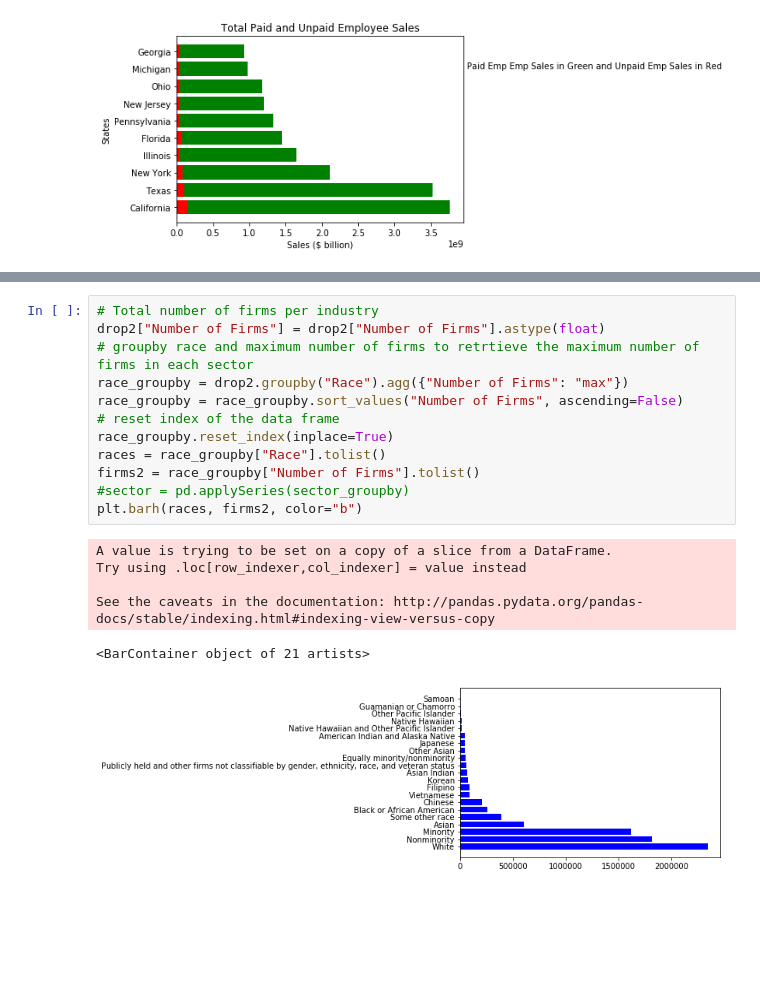
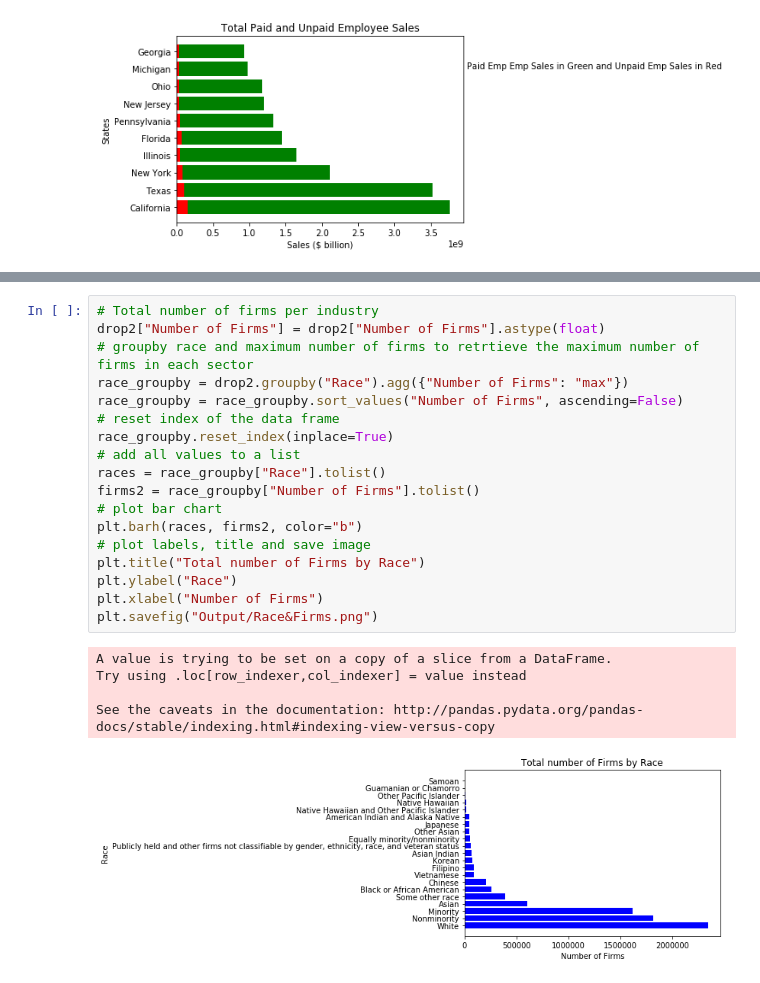
Before and after one commit to tafolabi/Project_Alpha, a Jupyter notebook: Project_Alpha.ipynb, the cells around one changed output, grey strips where cells are left out. Drawn from its saved outputs; the diff is of its cells as text; blank space fills up the shorter version.

```diff
--- a/Project_Alpha.ipynb
+++ b/Project_Alpha.ipynb
@@ -224,20 +201,25 @@ drop2.head(100)
 # %%
 # Total number of firms per industry
 drop2["Number of Firms"] = drop2["Number of Firms"].astype(float)
 # groupby race and maximum number of firms to retrtieve the maximum number of firms in each sector
 race_groupby = drop2.groupby("Race").agg({"Number of Firms": "max"})
 race_groupby = race_groupby.sort_values("Number of Firms", ascending=False)
 # reset index of the data frame
 race_groupby.reset_index(inplace=True)
+# add all values to a list
 races = race_groupby["Race"].tolist()
 firms2 = race_groupby["Number of Firms"].tolist()
-#sector = pd.applySeries(sector_groupby)
+# plot bar chart
 plt.barh(races, firms2, color="b")
+# plot labels, title and save image
+plt.title("Total number of Firms by Race")
+plt.ylabel("Race")
+plt.xlabel("Number of Firms")
+plt.savefig("Output/Race&Firms.png")
 # %% [output]
 A value is trying to be set on a copy of a slice from a DataFrame.
 Try using .loc[row_indexer,col_indexer] = value instead
 
 See the caveats in the documentation: http://pandas.pydata.org/pandas-docs/stable/indexing.html#indexing-view-versus-copy
-<BarContainer object of 21 artists>
-[figure, old version]
+[figure, new version]
 # %%
```
Also changed, not shown: parts of 8 cells of this notebook, 3 other files.
